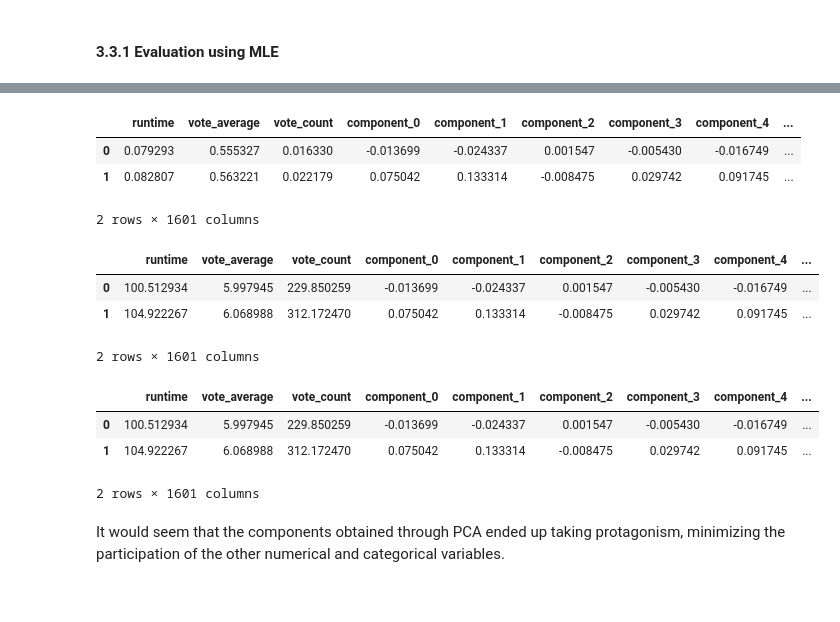
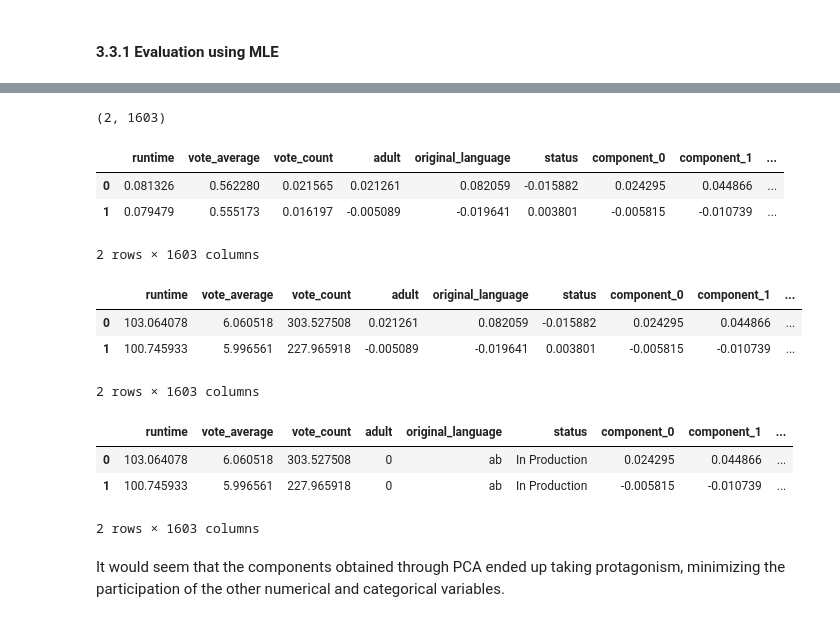
Before and after one commit to ManuelConcepcion/extended_kprototypes, a Jupyter notebook: examples/movies_metadata.ipynb, the cells around one changed output, grey strips where cells are left out. Cells and saved outputs as stored; diff of their text form; code cells hidden in the pictures.

```diff
--- a/examples/movies_metadata.ipynb
+++ b/examples/movies_metadata.ipynb
@@ -1140,7 +1140,7 @@ X_reduced_dummies.head()
 # %%
-joint_X = pd.concat([X_num, X_cat, X_reduced_dummies], axis=1)
+mle_X = pd.concat([X_num, X_cat, X_reduced_dummies], axis=1)
 
-print(joint_X.shape)
+print(mle_X.shape)
 
-joint_X.head()
+mle_X.head()
 # %% [output]
@@ -1156,10 +1156,10 @@ joint_X.head()
 # %% [markdown]
 Let's cluster now.
 # %%
-cat_col_indexes = [i for i in range(len(joint_X.columns)) if joint_X.columns[i] in (cat_cols)]
+cat_col_indexes = [i for i in range(len(mle_X.columns)) if mle_X.columns[i] in (cat_cols)]
 num_col_indexes = list(
     set(cat_col_indexes).symmetric_difference(
-        set(range(len(joint_X.columns)))
+        set(range(len(mle_X.columns)))
         )
     )
 # %%
@@ -1205,6 +1205,6 @@ scores_dict
 # %%
 mle_kp = KPrototypes(n_clusters=2, init='Cao', verbose=True, random_state=42)
-mle_labels = mle_kp.fit_predict(joint_X, categorical=cat_col_indexes)
+mle_labels = mle_kp.fit_predict(mle_X, categorical=cat_col_indexes)
 # %% [output]
 Init: initializing centroids
 Init: initializing clusters
@@ -1383,20 +1400,24 @@ The Silhouette score is:  0.1940665694274261
+# %%
+mle_kp.cluster_centroids_.shape
+# %% [output]
+(2, 1603)
 # %%
-centroid_df = pd.DataFrame(mle_kp.cluster_centroids_, columns = list(joint_X.columns[num_col_indexes])+list(joint_X.columns[cat_col_indexes]))
+centroid_df = pd.DataFrame(mle_kp.cluster_centroids_, columns = mle_X.columns)
 centroid_df.head()
 # %% [output]
-|  | runtime | vote_average | vote_count | component_0 | component_1 | component_2 | component_3 | component_4 | ... |
-| 0 | 0.079293 | 0.555327 | 0.016330 | -0.013699 | -0.024337 | 0.001547 | -0.005430 | -0.016749 | ... |
-| 1 | 0.082807 | 0.563221 | 0.022179 | 0.075042 | 0.133314 | -0.008475 | 0.029742 | 0.091745 | ... |
+|  | runtime | vote_average | vote_count | adult | original_language | status | component_0 | component_1 | ... |
+| 0 | 0.081326 | 0.562280 | 0.021565 | 0.021261 | 0.082059 | -0.015882 | 0.024295 | 0.044866 | ... |
+| 1 | 0.079479 | 0.555173 | 0.016197 | -0.005089 | -0.019641 | 0.003801 | -0.005815 | -0.010739 | ... |
-2 rows × 1601 columns
+2 rows × 1603 columns
 # %%
 centroid_df.loc[:,num_cols] = scaler.inverse_transform(centroid_df[num_cols])
 # %%
 centroid_df
 # %% [output]
-|  | runtime | vote_average | vote_count | component_0 | component_1 | component_2 | component_3 | component_4 | ... |
-| 0 | 100.512934 | 5.997945 | 229.850259 | -0.013699 | -0.024337 | 0.001547 | -0.005430 | -0.016749 | ... |
-| 1 | 104.922267 | 6.068988 | 312.172470 | 0.075042 | 0.133314 | -0.008475 | 0.029742 | 0.091745 | ... |
+|  | runtime | vote_average | vote_count | adult | original_language | status | component_0 | component_1 | ... |
+| 0 | 103.064078 | 6.060518 | 303.527508 | 0.021261 | 0.082059 | -0.015882 | 0.024295 | 0.044866 | ... |
+| 1 | 100.745933 | 5.996561 | 227.965918 | -0.005089 | -0.019641 | 0.003801 | -0.005815 | -0.010739 | ... |
-2 rows × 1601 columns
+2 rows × 1603 columns
 # %%
 for col in cat_cols:
     encoder = cat_encoders[col]
@@ -1404,10 +1425,10 @@ for col in cat_cols:
 # %%
 centroid_df
 # %% [output]
-|  | runtime | vote_average | vote_count | component_0 | component_1 | component_2 | component_3 | component_4 | ... |
-| 0 | 100.512934 | 5.997945 | 229.850259 | -0.013699 | -0.024337 | 0.001547 | -0.005430 | -0.016749 | ... |
-| 1 | 104.922267 | 6.068988 | 312.172470 | 0.075042 | 0.133314 | -0.008475 | 0.029742 | 0.091745 | ... |
+|  | runtime | vote_average | vote_count | adult | original_language | status | component_0 | component_1 | ... |
+| 0 | 103.064078 | 6.060518 | 303.527508 | 0 | ab | In Production | 0.024295 | 0.044866 | ... |
+| 1 | 100.745933 | 5.996561 | 227.965918 | 0 | ab | In Production | -0.005815 | -0.010739 | ... |
-2 rows × 1601 columns
+2 rows × 1603 columns
 # %% [markdown]
 It would seem that the components obtained through PCA ended up taking protagonism, minimizing the participation of the other numerical and categorical variables.
 # %%
```
Also changed, not shown: parts of 78 cells of this notebook, 1 other file.
